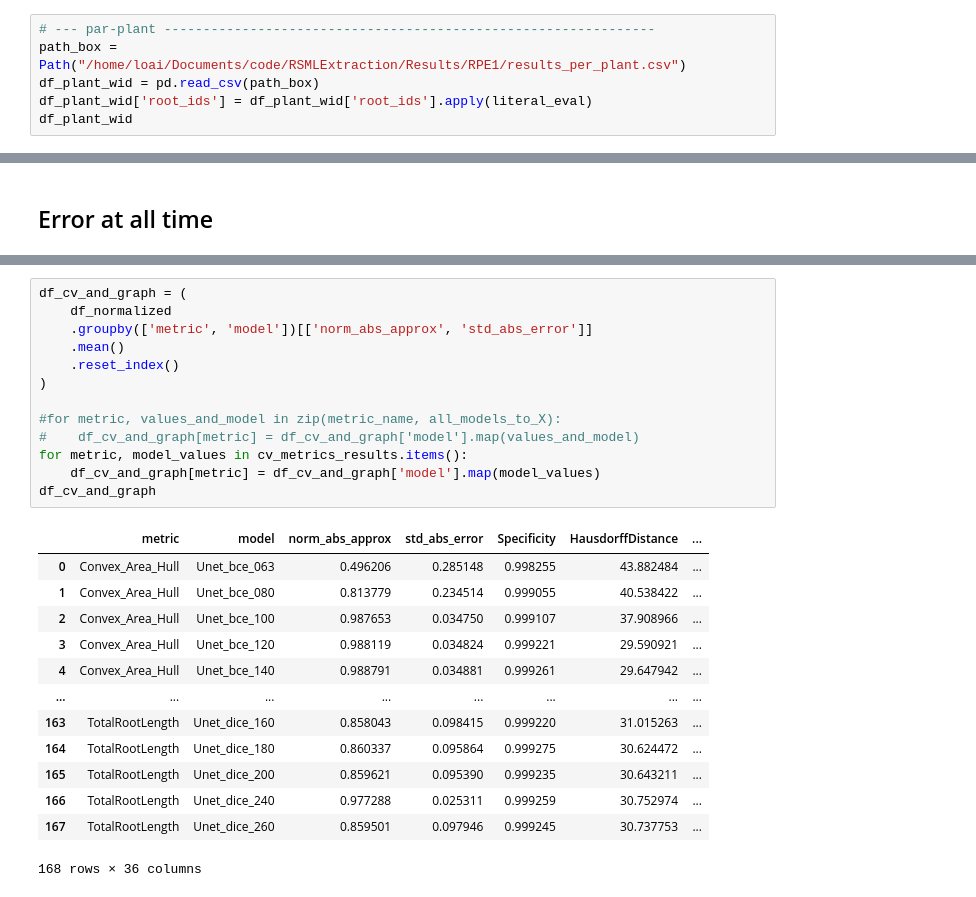
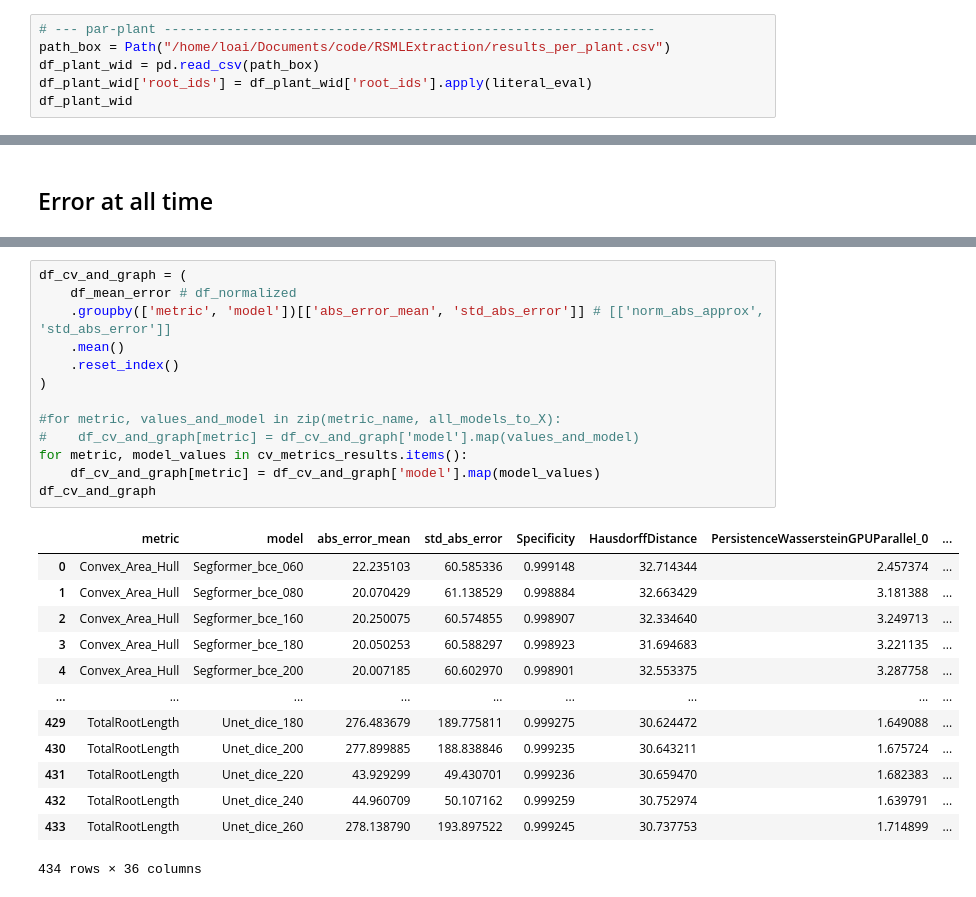
Before and after one commit to Money-eng/Benchmark_RST, a Jupyter notebook: Mesure_per_plant.ipynb, the cells around one changed output, grey strips where cells are left out. Cells and saved outputs as stored; diff of their text form.

Commit message:
simplifyingèsome_metrics

```diff
--- a/Mesure_per_plant.ipynb
+++ b/Mesure_per_plant.ipynb
@@ -10,7 +10,7 @@ import seaborn as sns
 from IPython.display import display
 # %%
 # --- par‑plant ---------------------------------------------------------------
-path_box = Path("/home/loai/Documents/code/RSMLExtraction/Results/RPE1/results_per_plant.csv")
+path_box = Path("/home/loai/Documents/code/RSMLExtraction/results_per_plant.csv")
 df_plant_wid = pd.read_csv(path_box)
 df_plant_wid['root_ids'] = df_plant_wid['root_ids'].apply(literal_eval)
 df_plant_wid
@@ -917,27 +918,27 @@ print(cv_metrics_results)
 # %%
 df_cv_and_graph = (
-    df_normalized
-    .groupby(['metric', 'model'])[['norm_abs_approx', 'std_abs_error']]
+    df_mean_error # df_normalized
+    .groupby(['metric', 'model'])[['abs_error_mean', 'std_abs_error']] # [['norm_abs_approx', 'std_abs_error']]
     .mean()
     .reset_index()
 )
 
 #for metric, values_and_model in zip(metric_name, all_models_to_X):
 #    df_cv_and_graph[metric] = df_cv_and_graph['model'].map(values_and_model)
 for metric, model_values in cv_metrics_results.items():
     df_cv_and_graph[metric] = df_cv_and_graph['model'].map(model_values)
 df_cv_and_graph
 # %% [output]
-|  | metric | model | norm_abs_approx | std_abs_error | Specificity | HausdorffDistance | ... |
-| 0 | Convex_Area_Hull | Unet_bce_063 | 0.496206 | 0.285148 | 0.998255 | 43.882484 | ... |
-| 1 | Convex_Area_Hull | Unet_bce_080 | 0.813779 | 0.234514 | 0.999055 | 40.538422 | ... |
-| 2 | Convex_Area_Hull | Unet_bce_100 | 0.987653 | 0.034750 | 0.999107 | 37.908966 | ... |
-| 3 | Convex_Area_Hull | Unet_bce_120 | 0.988119 | 0.034824 | 0.999221 | 29.590921 | ... |
-| 4 | Convex_Area_Hull | Unet_bce_140 | 0.988791 | 0.034881 | 0.999261 | 29.647942 | ... |
-| ... | ... | ... | ... | ... | ... | ... | ... |
-| 163 | TotalRootLength | Unet_dice_160 | 0.858043 | 0.098415 | 0.999220 | 31.015263 | ... |
-| 164 | TotalRootLength | Unet_dice_180 | 0.860337 | 0.095864 | 0.999275 | 30.624472 | ... |
-| 165 | TotalRootLength | Unet_dice_200 | 0.859621 | 0.095390 | 0.999235 | 30.643211 | ... |
-| 166 | TotalRootLength | Unet_dice_240 | 0.977288 | 0.025311 | 0.999259 | 30.752974 | ... |
-| 167 | TotalRootLength | Unet_dice_260 | 0.859501 | 0.097946 | 0.999245 | 30.737753 | ... |
+|  | metric | model | abs_error_mean | std_abs_error | Specificity | HausdorffDistance | PersistenceWassersteinGPUParallel_0 | ... |
+| 0 | Convex_Area_Hull | Segformer_bce_060 | 22.235103 | 60.585336 | 0.999148 | 32.714344 | 2.457374 | ... |
+| 1 | Convex_Area_Hull | Segformer_bce_080 | 20.070429 | 61.138529 | 0.998884 | 32.663429 | 3.181388 | ... |
+| 2 | Convex_Area_Hull | Segformer_bce_160 | 20.250075 | 60.574855 | 0.998907 | 32.334640 | 3.249713 | ... |
+| 3 | Convex_Area_Hull | Segformer_bce_180 | 20.050253 | 60.588297 | 0.998923 | 31.694683 | 3.221135 | ... |
+| 4 | Convex_Area_Hull | Segformer_bce_200 | 20.007185 | 60.602970 | 0.998901 | 32.553375 | 3.287758 | ... |
+| ... | ... | ... | ... | ... | ... | ... | ... | ... |
+| 429 | TotalRootLength | Unet_dice_180 | 276.483679 | 189.775811 | 0.999275 | 30.624472 | 1.649088 | ... |
+| 430 | TotalRootLength | Unet_dice_200 | 277.899885 | 188.838846 | 0.999235 | 30.643211 | 1.675724 | ... |
+| 431 | TotalRootLength | Unet_dice_220 | 43.929299 | 49.430701 | 0.999236 | 30.659470 | 1.682383 | ... |
+| 432 | TotalRootLength | Unet_dice_240 | 44.960709 | 50.107162 | 0.999259 | 30.752974 | 1.639791 | ... |
+| 433 | TotalRootLength | Unet_dice_260 | 278.138790 | 193.897522 | 0.999245 | 30.737753 | 1.714899 | ... |
-168 rows × 36 columns
+434 rows × 36 columns
```
Also changed, not shown: parts of 28 cells of this notebook, 15 other files.
